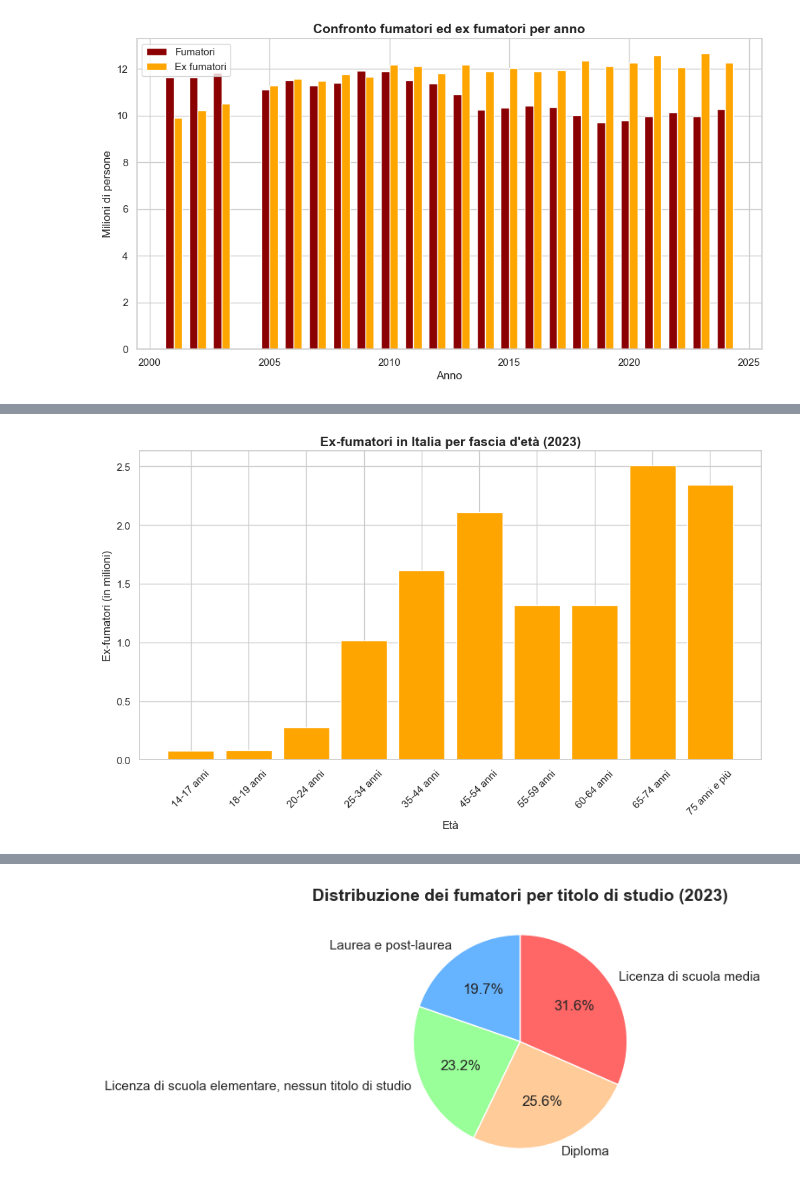
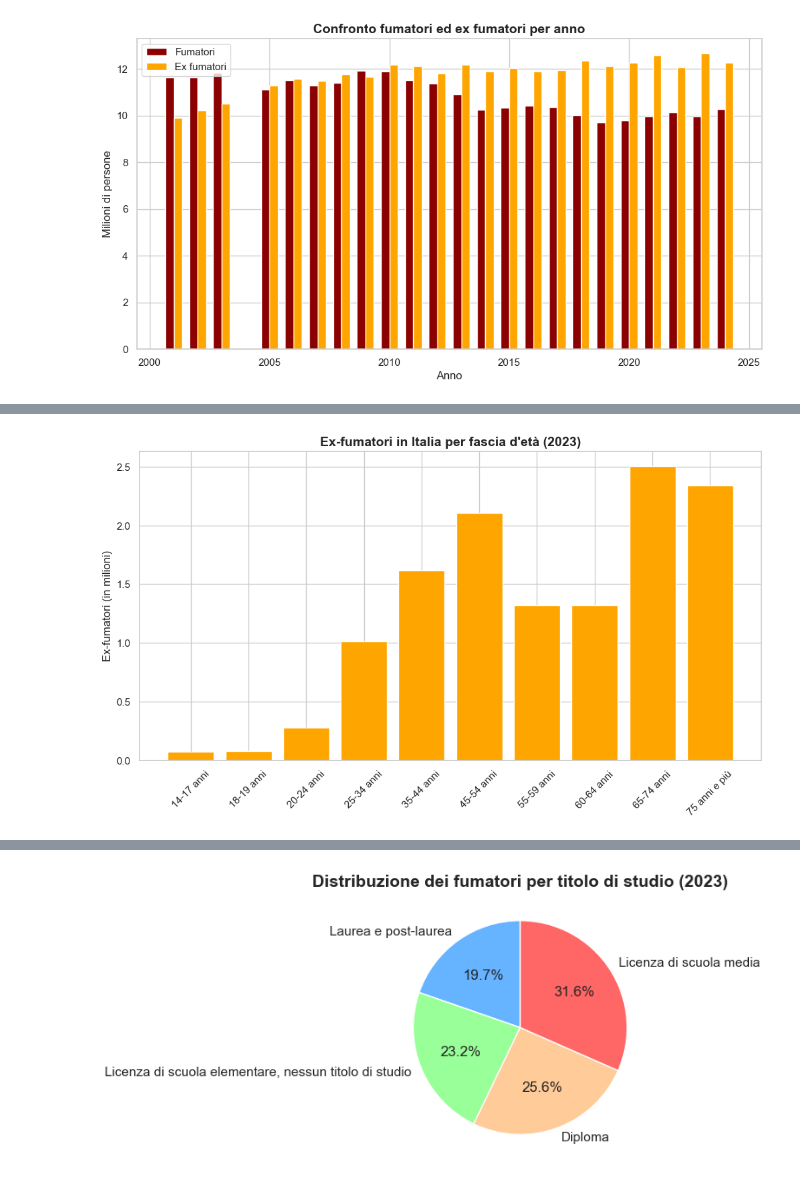
Before and after one commit to FilippoCarini/VisualizzazioneScientifica, a Jupyter notebook: codice.ipynb, the cells around one changed output, grey strips where cells are left out. Cells and saved outputs as stored; diff of their text form; code cells hidden in the pictures.

```diff
--- a/codice.ipynb
+++ b/codice.ipynb
@@ -131,20 +148,20 @@ plt.show()
 # %%
 df_filtered = df[(df["TIME_PERIOD"] == 2023) &
                  (df["Sesso"] == "Totale") &
                  (df["MEASURE"] == 'THV') &
                  (df["DATA_TYPE"] == '14_FUMO_EX')& # filtro per ex fumatori
                  (df["AGE"] != 'Y_GE14')]
 df_filtered['Osservazione'] = df_filtered['Osservazione'] / 1000 # conversione in milioni
 
 anno = df_filtered["Età"]
 value = df_filtered["Osservazione"]
 
 plt.figure(figsize=(12, 6))
 plt.bar(anno, value, color='orange')
 plt.xticks(rotation=45)
-plt.xlabel("Età")
+plt.xlabel("")
 plt.ylabel("Ex-fumatori (in milioni)")
 plt.title("Ex-fumatori in Italia per fascia d'età (2023)",fontsize=14, fontweight="bold")
 plt.show()
 # %% [output]
-[figure, old version]
+[figure, new version]
```
Also changed, not shown: parts of 10 cells of this notebook.
